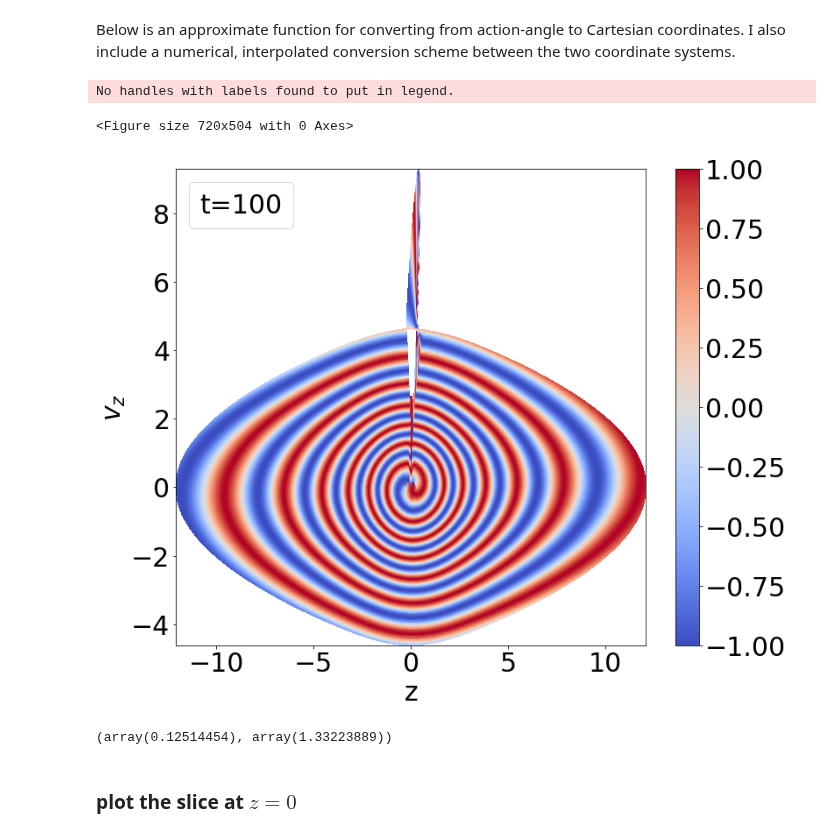
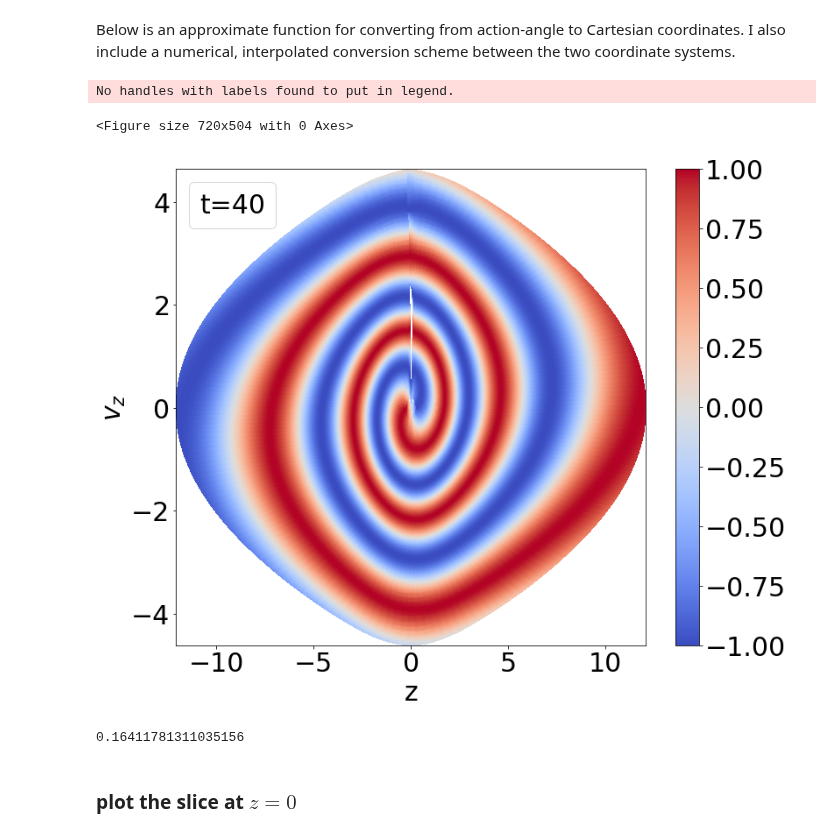
Before and after one commit to Jupiter1994/plasma-echo, a Jupyter notebook: Galactic Phase Mixing and Echo.ipynb, the cells around one changed output. Saved outputs shown, nothing was run; the diff lists cells and outputs as text; code cells hidden in the pictures.

```diff
--- a/Galactic Phase Mixing and Echo.ipynb
+++ b/Galactic Phase Mixing and Echo.ipynb
@@ -150,39 +150,41 @@ thetas, Js = np.meshgrid(thetas, Js) # both thetas and Js has shape (# of Js, #
 # %%
 ## plot phase mixing at 1 timepoint
 plt.rcParams.update({'font.size':30})
 
 plt.clf()
 fig, ax = plt.subplots(1,1,figsize=(12,10))
 
 # test that we can plot delta_f at a given t
-t_temp = 100
+t_temp = 40
 Z = delta_f_phase_mixing(thetas, Js, t_temp)
 
 x_vals, y_vals = pol2cart_meshgrid(thetas, Js)
 im = ax.pcolormesh(x_vals,y_vals,Z,cmap=cm.coolwarm, animated=True, shading='auto',\
                   vmin=-1, vmax=1)
 
 fig.colorbar(im, ax=ax)
 
 ax.set_xlabel(r"z")
 ax.set_ylabel(r"$v_z$")
 # ax.set_title("$\delta f$")
 
 plt.legend(title=f"t={t_temp}", loc='upper left', labelspacing=0.)
 
 save_pm_figure = False
 if save_pm_figure:
     plt.savefig(f'Gaia phase mixing/Gal_pm_t={t_temp}.png')
 
 plt.show()
 # %% [output]
 No handles with labels found to put in legend.
 <Figure size 720x504 with 0 Axes>
-[figure, old version]
+[figure, new version]
-# %%
-pol2cart_meshgrid(2, .001)
-# %% [output]
-(array(0.12514454), array(1.33223889))
+# %%
+start = time.time()
+pol2cart_meshgrid(thetas, Js)
+time.time() - start
+# %% [output]
+0.16411781311035156
 # %% [markdown]
 ### plot the slice at $z=0$
 # %%
```
Also changed, not shown: 3 other files.
